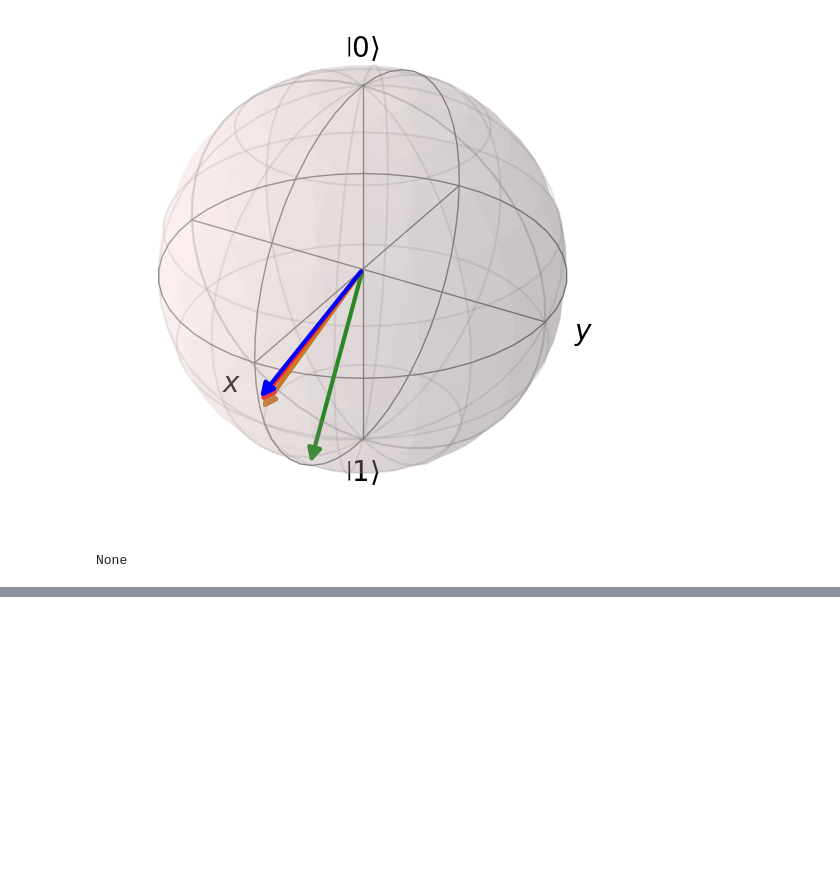
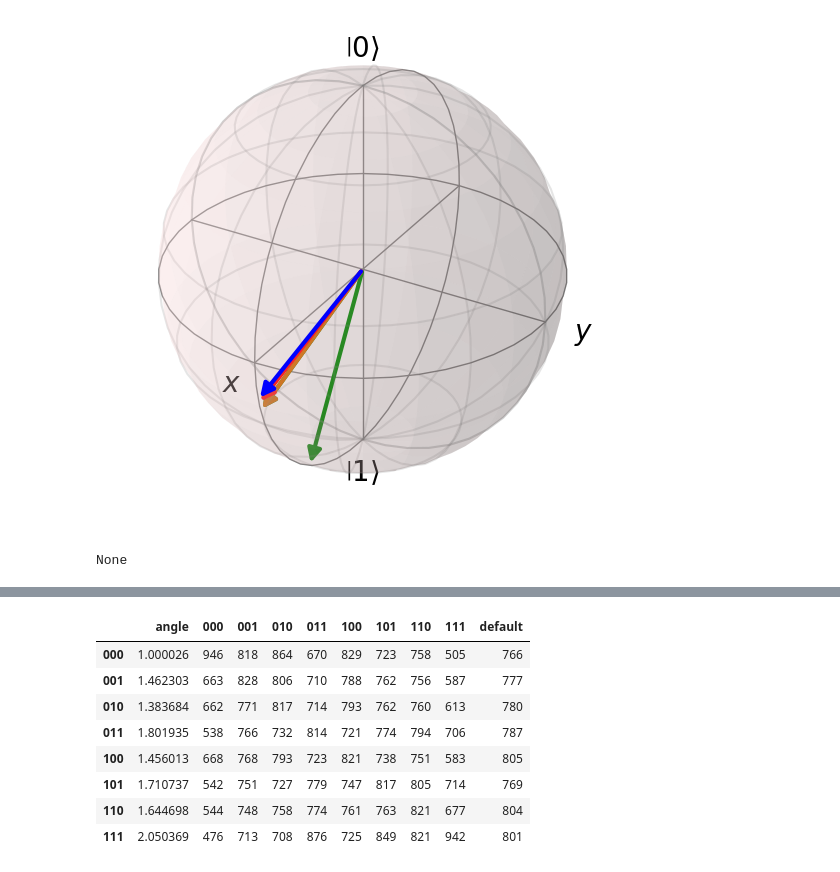
Before and after one commit to Dpbm/scientific-research-1-quantum-oracles, a Jupyter notebook: code/grover-tests.ipynb, the cells around one changed output, grey strips where cells are left out. Saved outputs shown, nothing was run; the diff lists cells and outputs as text; code cells hidden in the pictures; blank space fills up the shorter version.

```diff
--- a/code/grover-tests.ipynb
+++ b/code/grover-tests.ipynb
@@ -382,0 +451,13 @@ None
+# %%
+df = test_angle_with_multiple_bit_strings(BIT_STRINGS_3)
+df
+# %% [output]
+|  | angle | 000 | 001 | 010 | 011 | 100 | 101 | 110 | 111 | default |
+| 000 | 1.000026 | 946 | 818 | 864 | 670 | 829 | 723 | 758 | 505 | 766 |
+| 001 | 1.462303 | 663 | 828 | 806 | 710 | 788 | 762 | 756 | 587 | 777 |
+| 010 | 1.383684 | 662 | 771 | 817 | 714 | 793 | 762 | 760 | 613 | 780 |
+| 011 | 1.801935 | 538 | 766 | 732 | 814 | 721 | 774 | 794 | 706 | 787 |
+| 100 | 1.456013 | 668 | 768 | 793 | 723 | 821 | 738 | 751 | 583 | 805 |
+| 101 | 1.710737 | 542 | 751 | 727 | 779 | 747 | 817 | 805 | 714 | 769 |
+| 110 | 1.644698 | 544 | 748 | 758 | 774 | 761 | 763 | 821 | 677 | 804 |
+| 111 | 2.050369 | 476 | 713 | 708 | 876 | 725 | 849 | 821 | 942 | 801 |
```
Also changed, not shown: parts of 17 cells of this notebook.
